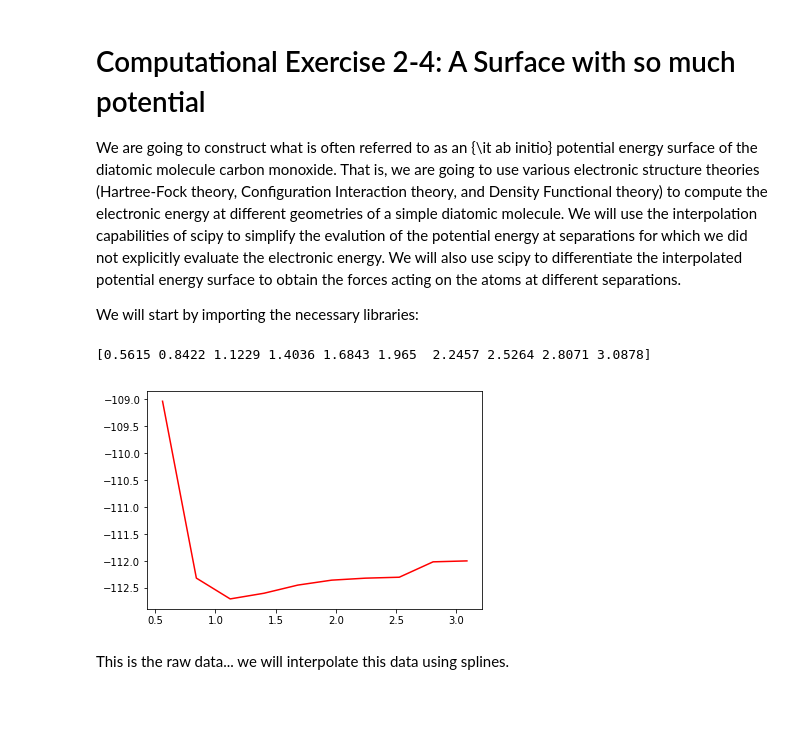
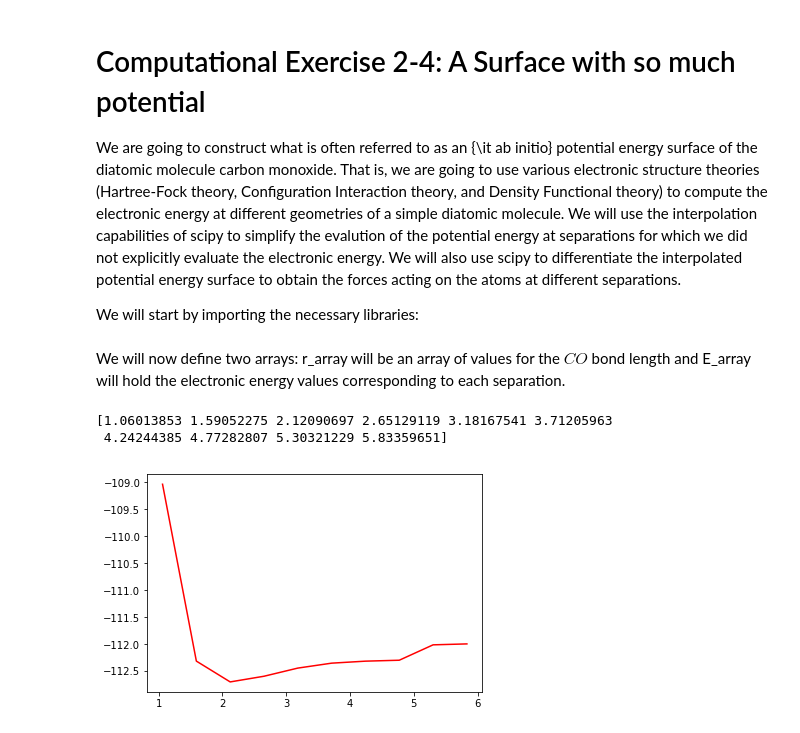
Before and after one commit to eicastelar/orientation-to-python-FoleyLab, a Jupyter notebook: So Much Potential.ipynb, the cells around one changed output. Saved outputs shown, nothing was run; the diff lists cells and outputs as text; code cells hidden in the pictures; blank space fills up the shorter version.

```diff
--- a/So Much Potential.ipynb
+++ b/So Much Potential.ipynb
@@ -8,28 +8,22 @@ We will start by importing the necessary libraries:
 import numpy as np
 from matplotlib import pyplot as plt
 from scipy.interpolate import InterpolatedUnivariateSpline
-# %%
-r_array = np.zeros(10)
-E_array = np.zeros(10)
-for i in range(0,10):
-    r_array[i] = 0.5615 + i*0.2807
-
-print(r_array)
-E_array[0] = -109.0350050004
-E_array[1] = -112.3137052599
-E_array[2] = -112.6994904875
-E_array[3] = -112.5943503269
-E_array[4] = -112.4432190905
-E_array[5] = -112.3517396124
-E_array[6] = -112.3147098978
-E_array[7] = -112.2973399066
-E_array[8] = -112.0120671242
-E_array[9] = -111.9948057317
-
-plt.plot(r_array, E_array, 'red')
-plt.show()
-# %% [output]
-[0.5615 0.8422 1.1229 1.4036 1.6843 1.965  2.2457 2.5264 2.8071 3.0878]
-[figure, removed]
-# %% [markdown]
-This is the raw data... we will interpolate this data using splines.
+# %% [markdown]
+We will now define two arrays: r_array will be an array of values for the $CO$ bond length and E_array will hold the electronic energy values corresponding to each separation.
+# %%
+### create an array of 20 bond lengths spanning 0.5 - 3.5 angstroms
+### but store in atomic units of length... note 1 angstrom = 1.88973 a.u. of length
+r_array = np.linspace(0.561,3.087,10)*1.88973
+print(r_array)
+### fill in this array with your actual energy values... there should be 20 values in total
+E_array = [-109.0350050004,-112.3137052599, -112.6994904875, -112.5943503269, -112.4432190905, -112.3517396124,
+          -112.3147098978, -112.2973399066, -112.0120671242, -111.9948057317]
+
+
+# TO see the plot of the PES, uncomment the following lines
+plt.plot(r_array, E_array, 'red')
+plt.show()
+# %% [output]
+[1.06013853 1.59052275 2.12090697 2.65129119 3.18167541 3.71205963
+ 4.24244385 4.77282807 5.30321229 5.83359651]
+[figure, added]
```
Also changed, not shown: parts of 15 cells of this notebook.
